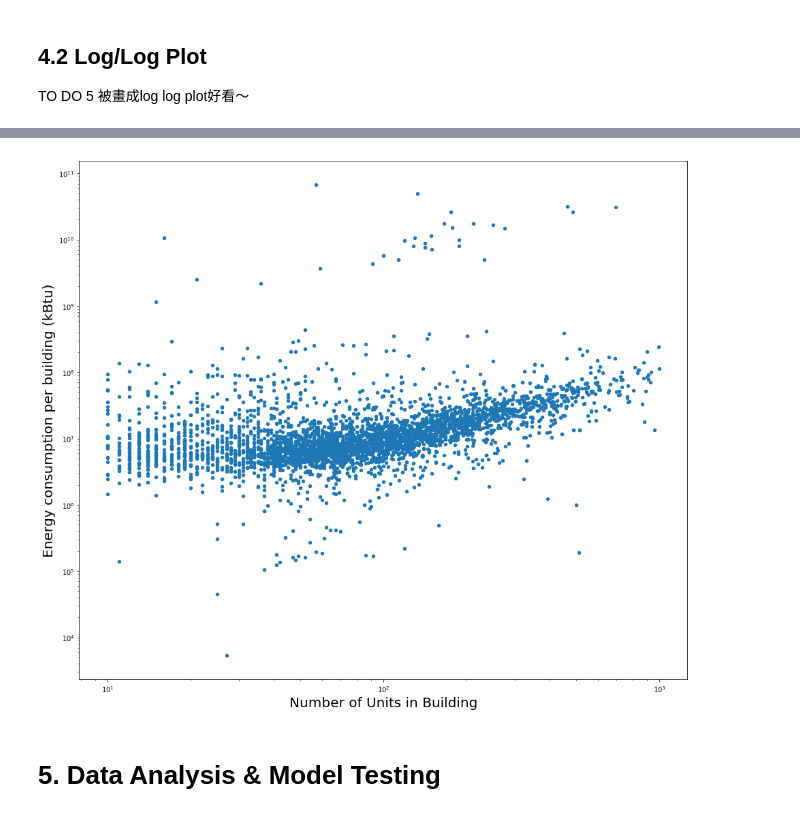
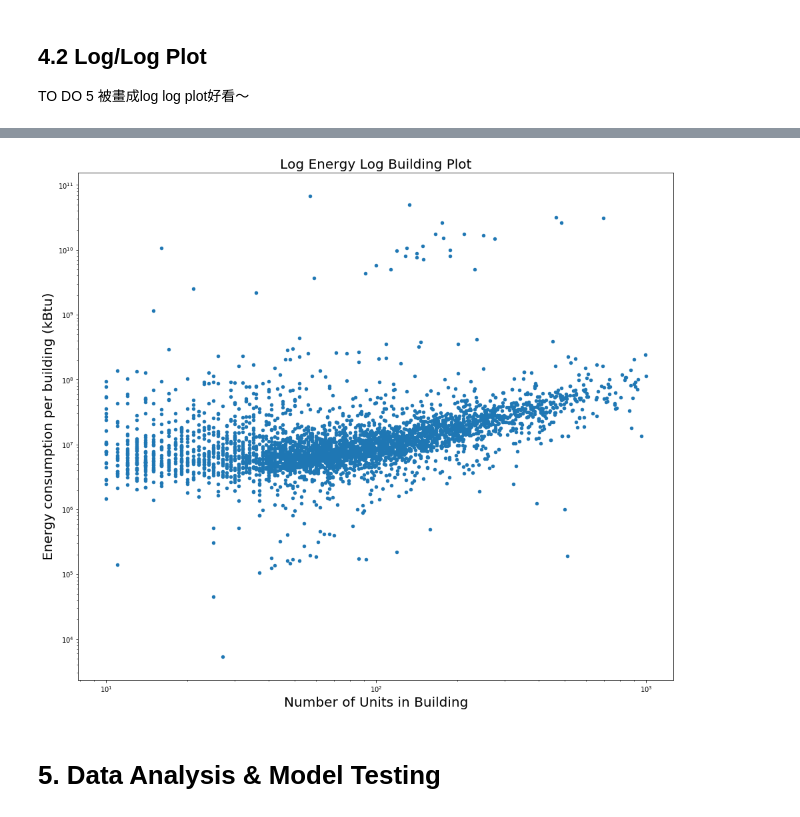
Before and after one commit to DishT/PUI2017_cct367, a Jupyter notebook: HW6_cct367/HW6_1.ipynb, the cells around one changed output, grey strips where cells are left out. Drawn from its saved outputs; the diff is of its cells as text; code cells hidden in the pictures.

```diff
--- a/HW6_cct367/HW6_1.ipynb
+++ b/HW6_cct367/HW6_1.ipynb
@@ -430,13 +438,15 @@ bblnrgdata['nrg'] = bblnrgdata['Reported Property Floor Area (Building(s))']*bbl
 # %%
 bblnrgdataCut = bblnrgdata[(bblnrgdata.nrg > 1000) & (bblnrgdata.UnitsTotal>=10) &
                            (bblnrgdata.UnitsTotal<1000)]
 
 ax = bblnrgdataCut.plot(kind='scatter', y='nrg', x='UnitsTotal',
                    marker='o',  figsize=(16, 14), loglog=True)
+#ax.legend()
+ax.set_title("Log Energy Log Building Plot", fontsize=20)
 yl = ax.set_xlabel("Number of Units in Building", fontsize=20)
 xl = ax.set_ylabel("Energy consumption per building (kBtu)", fontsize=20)
 # %% [output]
-[figure, old version]
+[figure, new version]
 # %% [markdown]
 # 5. Data Analysis & Model Testing
 # %% [markdown]
```
Also changed, not shown: parts of 10 cells of this notebook.
